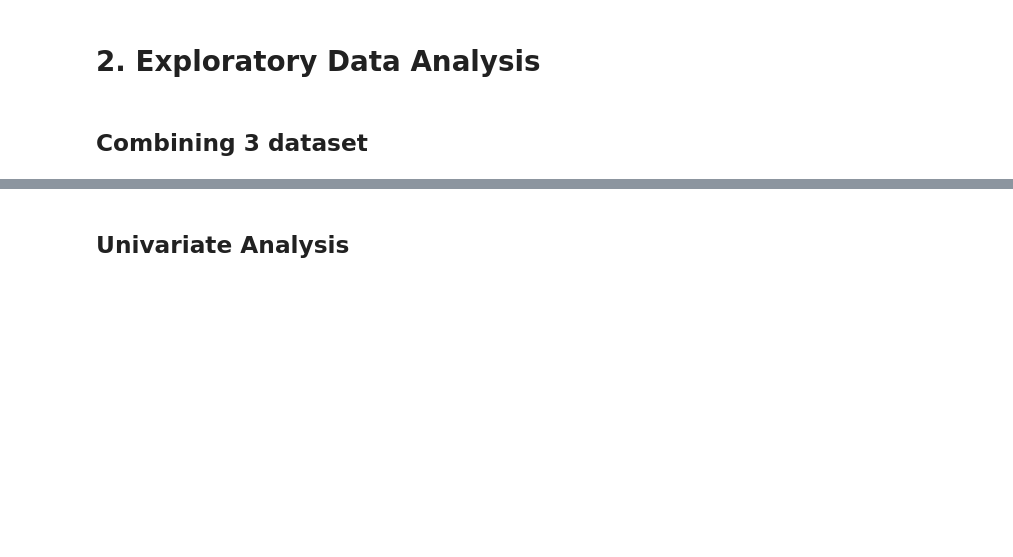
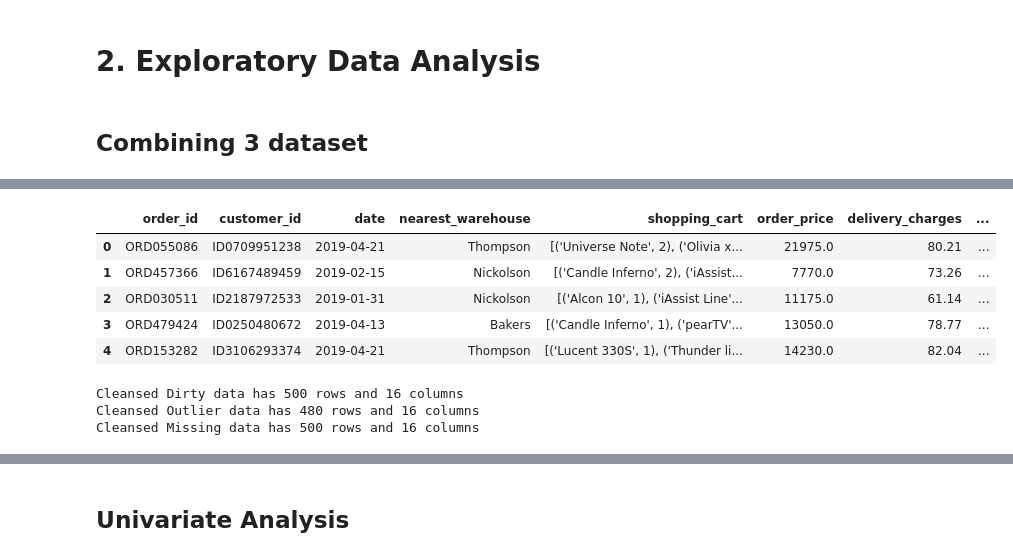
Before and after one commit to DanielTranDS/TransactionalRetailData-Wrangling-EDA, a Jupyter notebook: TransactionalRetail_Codes.ipynb, the cells around one changed output, grey strips where cells are left out. Drawn from its saved outputs; the diff is of its cells as text; code cells hidden in the pictures; blank space fills up the shorter version.

```diff
--- a/TransactionalRetail_Codes.ipynb
+++ b/TransactionalRetail_Codes.ipynb
@@ -1852,0 +1874,18 @@ missing_data_cleansed
+# %%
+##Cleansed data from Missing data
+missing_data_cleansed.head()
+# %% [output]
+|  | order_id | customer_id | date | nearest_warehouse | shopping_cart | order_price | delivery_charges | ... |
+| 0 | ORD055086 | ID0709951238 | 2019-04-21 | Thompson | [('Universe Note', 2), ('Olivia x... | 21975.0 | 80.21 | ... |
+| 1 | ORD457366 | ID6167489459 | 2019-02-15 | Nickolson | [('Candle Inferno', 2), ('iAssist... | 7770.0 | 73.26 | ... |
+| 2 | ORD030511 | ID2187972533 | 2019-01-31 | Nickolson | [('Alcon 10', 1), ('iAssist Line'... | 11175.0 | 61.14 | ... |
+| 3 | ORD479424 | ID0250480672 | 2019-04-13 | Bakers | [('Candle Inferno', 1), ('pearTV'... | 13050.0 | 78.77 | ... |
+| 4 | ORD153282 | ID3106293374 | 2019-04-21 | Thompson | [('Lucent 330S', 1), ('Thunder li... | 14230.0 | 82.04 | ... |
+# %%
+print(f'Cleansed Dirty data has {dirty_data_cleansed.shape[0]} rows and {dirty_data_cleansed.shape[1]} columns')
+print(f'Cleansed Outlier data has {outlier_data_cleansed.shape[0]} rows and {outlier_data_cleansed.shape[1]} columns')
+print(f'Cleansed Missing data has {missing_data_cleansed.shape[0]} rows and {missing_data_cleansed.shape[1]} columns')
+# %% [output]
+Cleansed Dirty data has 500 rows and 16 columns
+Cleansed Outlier data has 480 rows and 16 columns
+Cleansed Missing data has 500 rows and 16 columns
```
Also changed, not shown: parts of 17 cells of this notebook.
